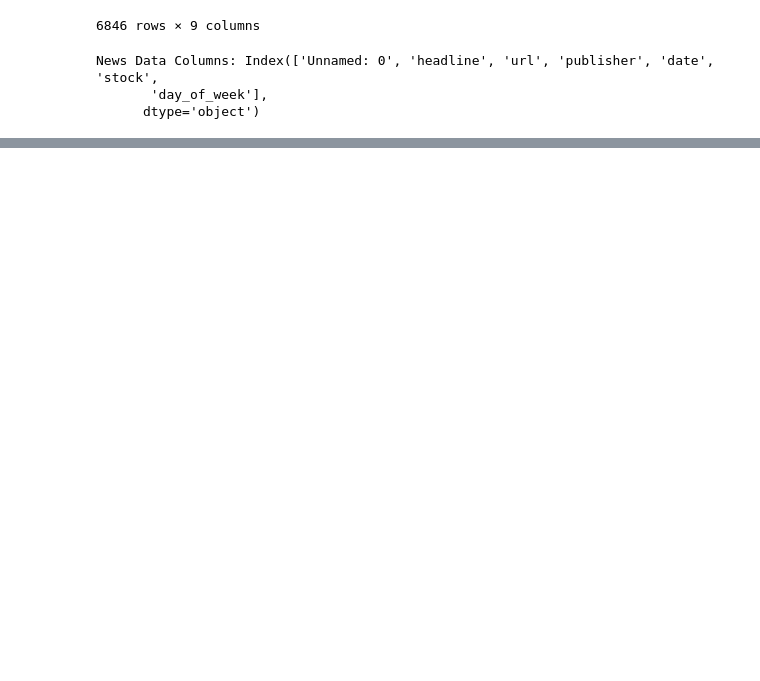
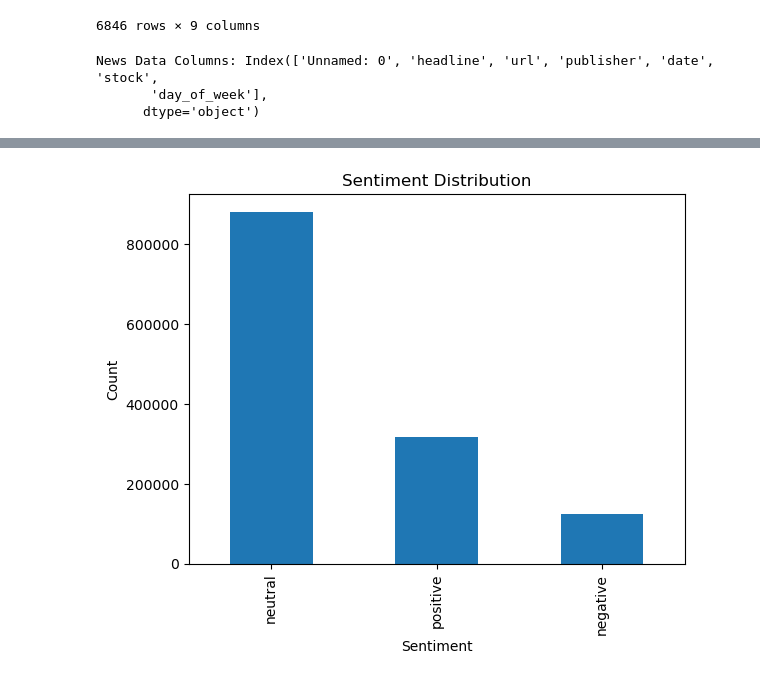
Before and after one commit to Begizew2112/kifiyaweek1, a Jupyter notebook: notebooks/AMZN_notebook/Date Alignment_sentiment.ipynb, the cells around one changed output, grey strips where cells are left out. Saved outputs shown, nothing was run; the diff lists cells and outputs as text; code cells hidden in the pictures; blank space fills up the shorter version.

Commit message:
data alignment and sentiment analysis

```diff
--- a/notebooks/AMZN_notebook/Date Alignment_sentiment.ipynb
+++ b/notebooks/AMZN_notebook/Date Alignment_sentiment.ipynb
@@ -134,3 +120,17 @@ def analyze_sentiment(text):
     analysis = TextBlob(text)
     # Return polarity and subjectivity
     return analysis.sentiment.polarity, analysis.sentiment.subjectivity
+# %%
+# Apply sentiment analysis to each headline
+df[['polarity', 'subjectivity']] = df['headline'].apply(lambda x: pd.Series(analyze_sentiment(x)))
+# %%
+def categorize_sentiment(polarity):
+    if polarity > 0:
+        return 'positive'
+    elif polarity < 0:
+        return 'negative'
+    else:
+        return 'neutral'
+
+# Apply categorization to the DataFrame
+df['sentiment'] = df['polarity'].apply(categorize_sentiment)
@@ -136,0 +156,11 @@ def analyze_sentiment(text):
+# %%
+import matplotlib.pyplot as plt
+
+# Plot sentiment distribution
+df['sentiment'].value_counts().plot(kind='bar')
+plt.title('Sentiment Distribution')
+plt.xlabel('Sentiment')
+plt.ylabel('Count')
+plt.show()
+# %% [output]
+[figure, added]
```
Also changed, not shown: parts of 7 cells of this notebook.
